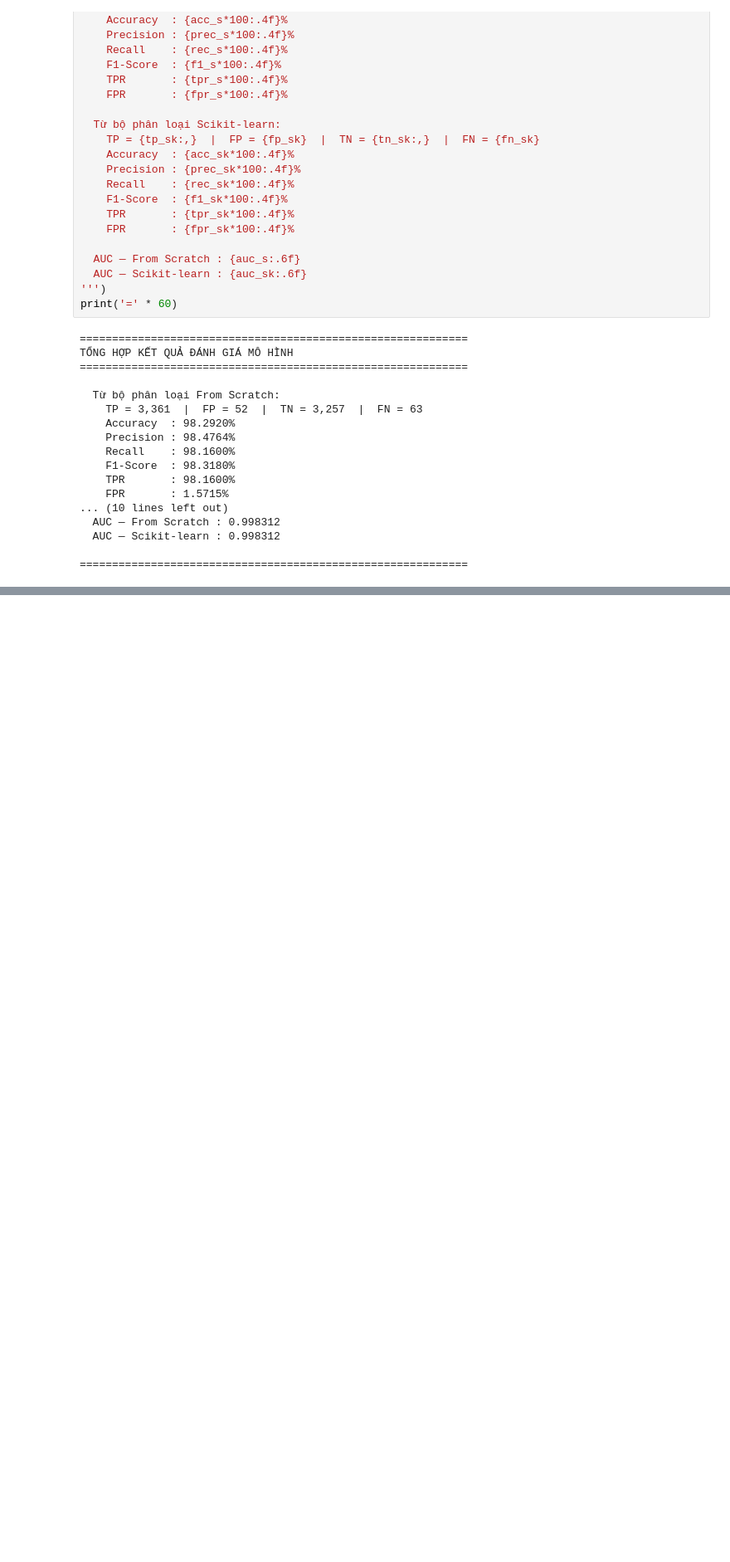
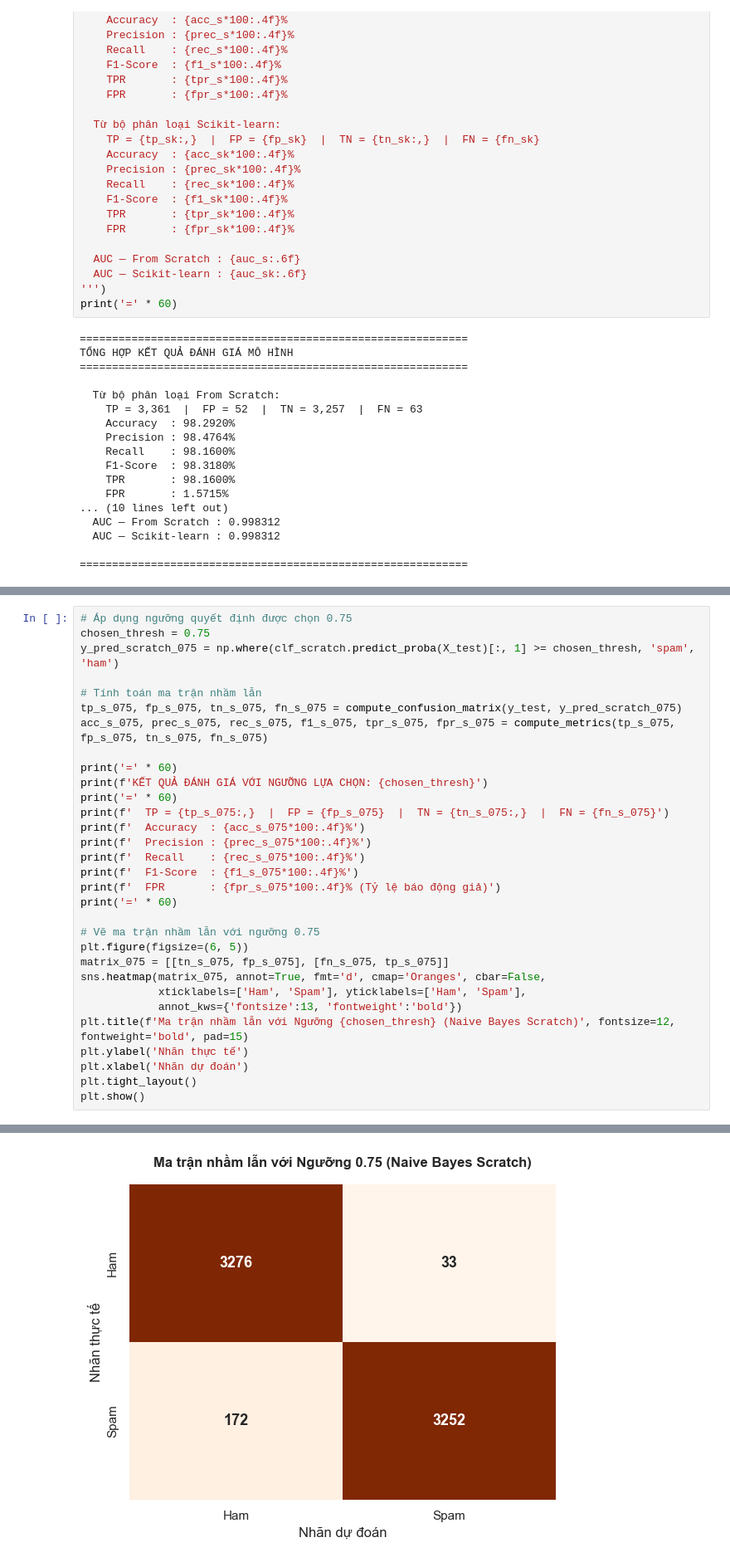
Before and after one commit to itsanhkhoi12/UTH-MACHINE-LEARNING-ASSIGNMENTS-GR02, a Jupyter notebook: practice_1/Navies_vqd/07_evaluation.ipynb, the cells around one changed output, grey strips where cells are left out. Shown at 83% size. Saved outputs shown, nothing was run; the diff lists cells and outputs as text; blank space fills up the shorter version.

```diff
--- a/practice_1/Navies_vqd/07_evaluation.ipynb
+++ b/practice_1/Navies_vqd/07_evaluation.ipynb
@@ -371,0 +378,32 @@ TỔNG HỢP KẾT QUẢ ĐÁNH GIÁ MÔ HÌNH
+# %%
+# Áp dụng ngưỡng quyết định được chọn 0.75
+chosen_thresh = 0.75
+y_pred_scratch_075 = np.where(clf_scratch.predict_proba(X_test)[:, 1] >= chosen_thresh, 'spam', 'ham')
+
+# Tính toán ma trận nhầm lẫn
+tp_s_075, fp_s_075, tn_s_075, fn_s_075 = compute_confusion_matrix(y_test, y_pred_scratch_075)
+acc_s_075, prec_s_075, rec_s_075, f1_s_075, tpr_s_075, fpr_s_075 = compute_metrics(tp_s_075, fp_s_075, tn_s_075, fn_s_075)
+
+print('=' * 60)
+print(f'KẾT QUẢ ĐÁNH GIÁ VỚI NGƯỠNG LỰA CHỌN: {chosen_thresh}')
+print('=' * 60)
+print(f'  TP = {tp_s_075:,}  |  FP = {fp_s_075}  |  TN = {tn_s_075:,}  |  FN = {fn_s_075}')
+print(f'  Accuracy  : {acc_s_075*100:.4f}%')
+print(f'  Precision : {prec_s_075*100:.4f}%')
+print(f'  Recall    : {rec_s_075*100:.4f}%')
+print(f'  F1-Score  : {f1_s_075*100:.4f}%')
+print(f'  FPR       : {fpr_s_075*100:.4f}% (Tỷ lệ báo động giả)')
+print('=' * 60)
+
+# Vẽ ma trận nhầm lẫn với ngưỡng 0.75
+plt.figure(figsize=(6, 5))
+matrix_075 = [[tn_s_075, fp_s_075], [fn_s_075, tp_s_075]]
+sns.heatmap(matrix_075, annot=True, fmt='d', cmap='Oranges', cbar=False,
+            xticklabels=['Ham', 'Spam'], yticklabels=['Ham', 'Spam'],
+            annot_kws={'fontsize':13, 'fontweight':'bold'})
+plt.title(f'Ma trận nhầm lẫn với Ngưỡng {chosen_thresh} (Naive Bayes Scratch)', fontsize=12, fontweight='bold', pad=15)
+plt.ylabel('Nhãn thực tế')
+plt.xlabel('Nhãn dự đoán')
+plt.tight_layout()
+plt.show()
+# %% [output]
@@ -371,0 +420 @@ TỔNG HỢP KẾT QUẢ ĐÁNH GIÁ MÔ HÌNH
+[figure, added]
```
Also changed, not shown: parts of 6 cells of this notebook, 52 other files.
